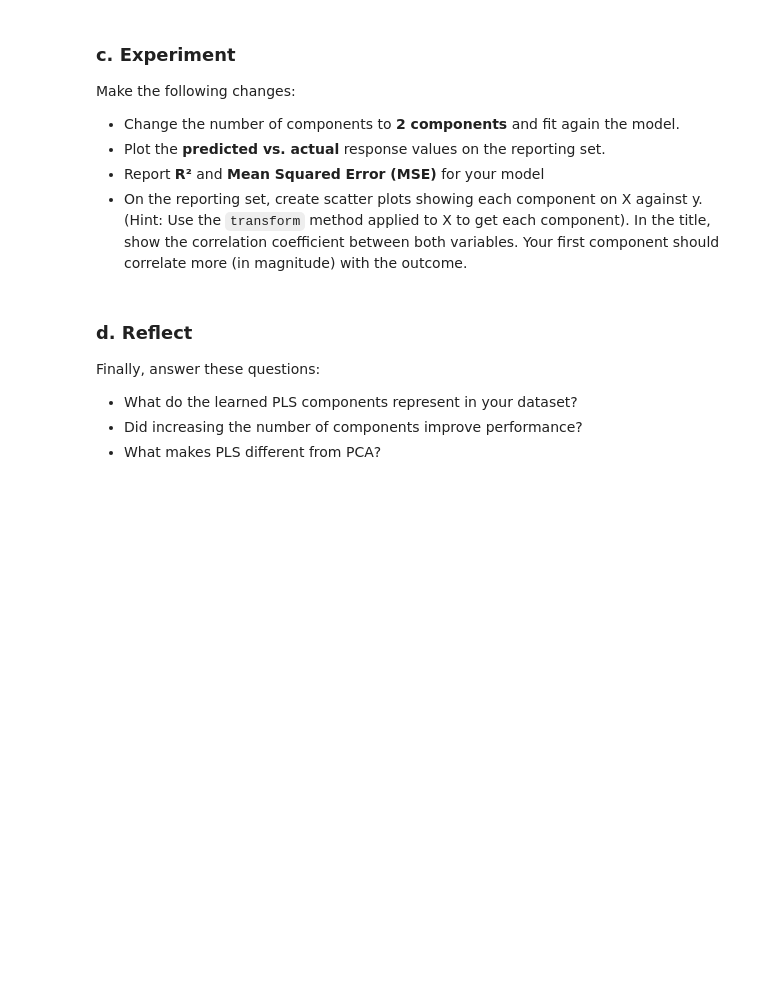
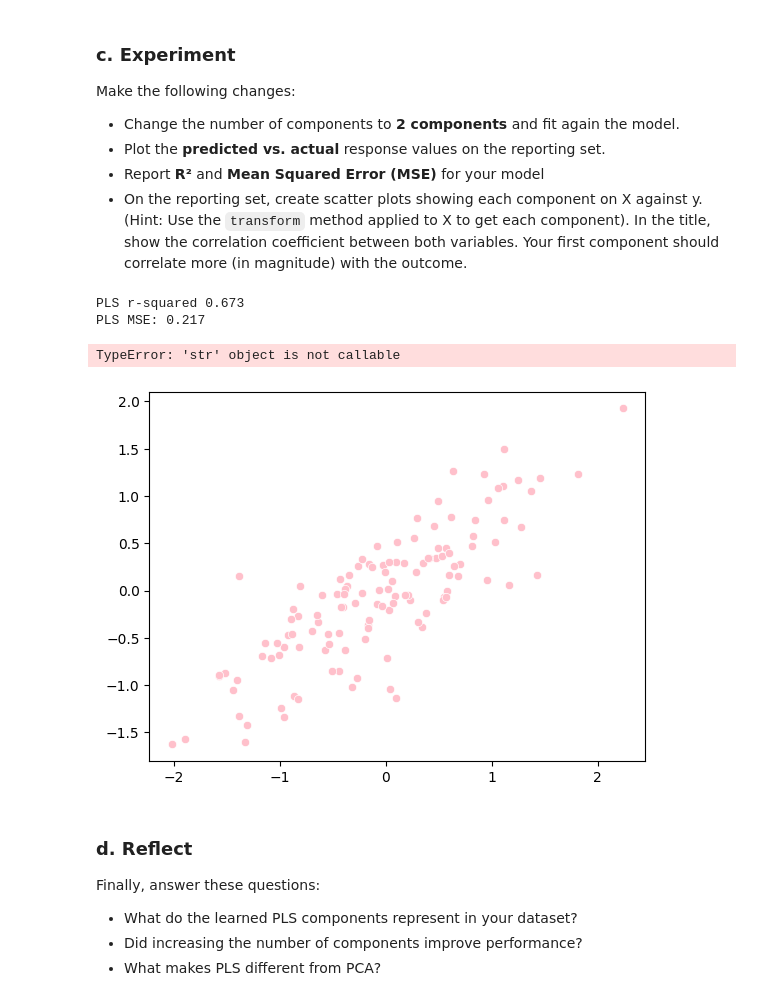
Before and after one commit to fortunecookie040/DS_4021_Labs, a Jupyter notebook: 01-partial-least-squares.ipynb, the cells around one changed output. Drawn from its saved outputs; the diff is of its cells as text; code cells hidden in the pictures; blank space fills up the shorter version.

Commit message:
part 2 finished

```diff
--- a/01-partial-least-squares.ipynb
+++ b/01-partial-least-squares.ipynb
@@ -50,3 +50,30 @@ Your goal is to **recreate the PLS portion of the tutorial in this notebook**, a
 - Fit a `PLSRegression` model with 1 component.
 # %%
 # YOUR CODE HERE
+# PART 1
+import numpy as np
+import pandas as pd
+from sklearn.decomposition import PCA
+from sklearn.cross_decomposition import PLSRegression
+from sklearn.model_selection import train_test_split
+
+# PART 2
+# Pasted from tutorial
+rng = np.random.RandomState(0)
+n_samples = 500
+cov = [[3, 3], [3, 4]]
+X = rng.multivariate_normal(mean=[0, 0], cov=cov, size=n_samples)
+pca = PCA(n_components=2).fit(X)
+y = X.dot(pca.components_[1]) + rng.normal(size=n_samples) / 2
+
+# PART 3
+# For visualization purposes, turn into pandas dataframe
+df = pd.DataFrame(X)
+print(df.head())
+
+
+# PART 4
+X_train, X_test, y_train, y_test = train_test_split(X, y, random_state = rng)
+pls_model = PLSRegression(n_components = 1) # tutorial mentions pls scales by default so no pipeline
+pls_model.fit(X_train, y_train)
+print(f"PLS r-squared {pls_model.score(X_test, y_test):.3f}")
@@ -68,6 +121,29 @@ Make the following changes:
 - On the reporting set, create scatter plots showing each component on X against y. (Hint: Use the `transform` method applied to X to get each component). In the title, show the correlation coefficient between both variables. Your first component should correlate more (in magnitude) with the outcome.
 # %%
 # YOUR CODE HERE
+from sklearn.metrics import mean_squared_error
+
+pls_model_2 = PLSRegression(n_components = 2)
+pls_model_2.fit(X_train, y_train)
+y_pred_2 = pls_model_2.predict(X_test)
+
+
+print(f"PLS r-squared {pls_model_2.score(X_test, y_test):.3f}")
+print(f"PLS MSE: {mean_squared_error(y_test, y_pred_2):.3f}")
+# %% [output]
+PLS r-squared 0.673
+PLS MSE: 0.217
+# %%
+# Predicted vs Actual response values on reporting set
+import seaborn as sns
+import matplotlib.pyplot as plt
+sns.scatterplot(x = y_test, y = y_pred_2, color = 'pink')
+plt.xlabel("Actual y")
+plt.ylabel("Predicted y")
+plt.show()
+# %% [output]
+TypeError: 'str' object is not callable
+[figure, added]
 # %% [markdown]
 ### d. Reflect
 Finally, answer these questions:
```
Also changed, not shown: parts of 6 cells of this notebook.
